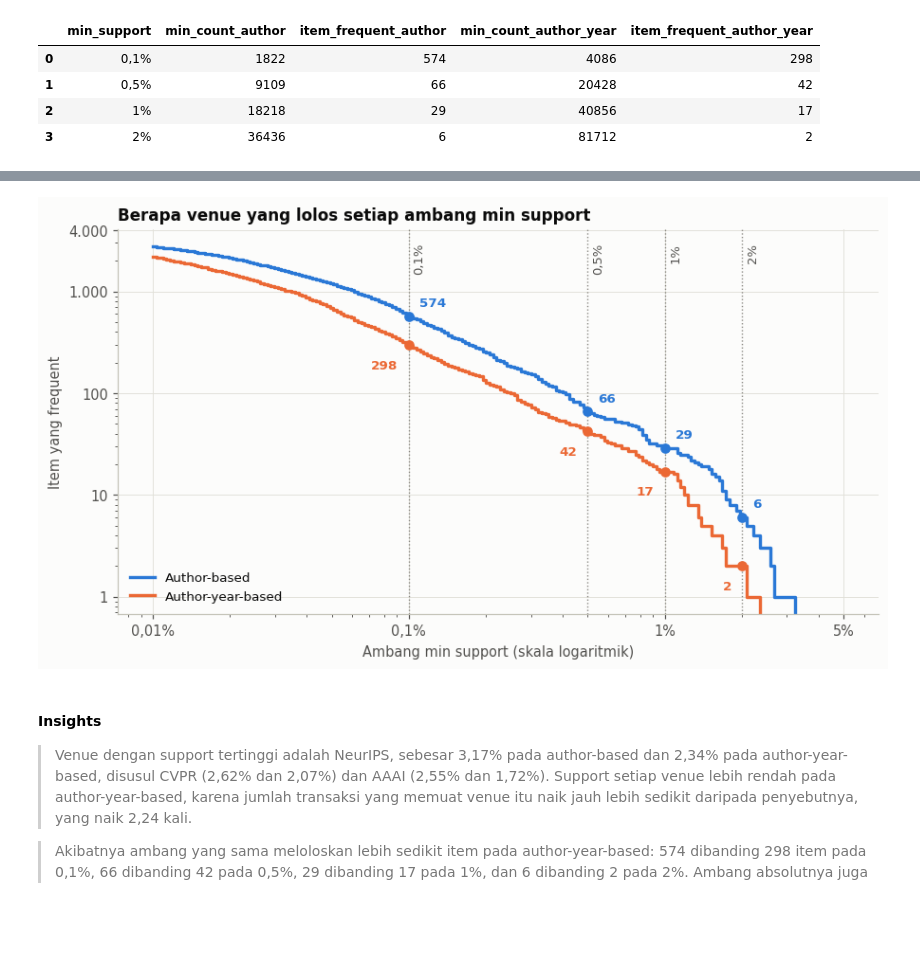
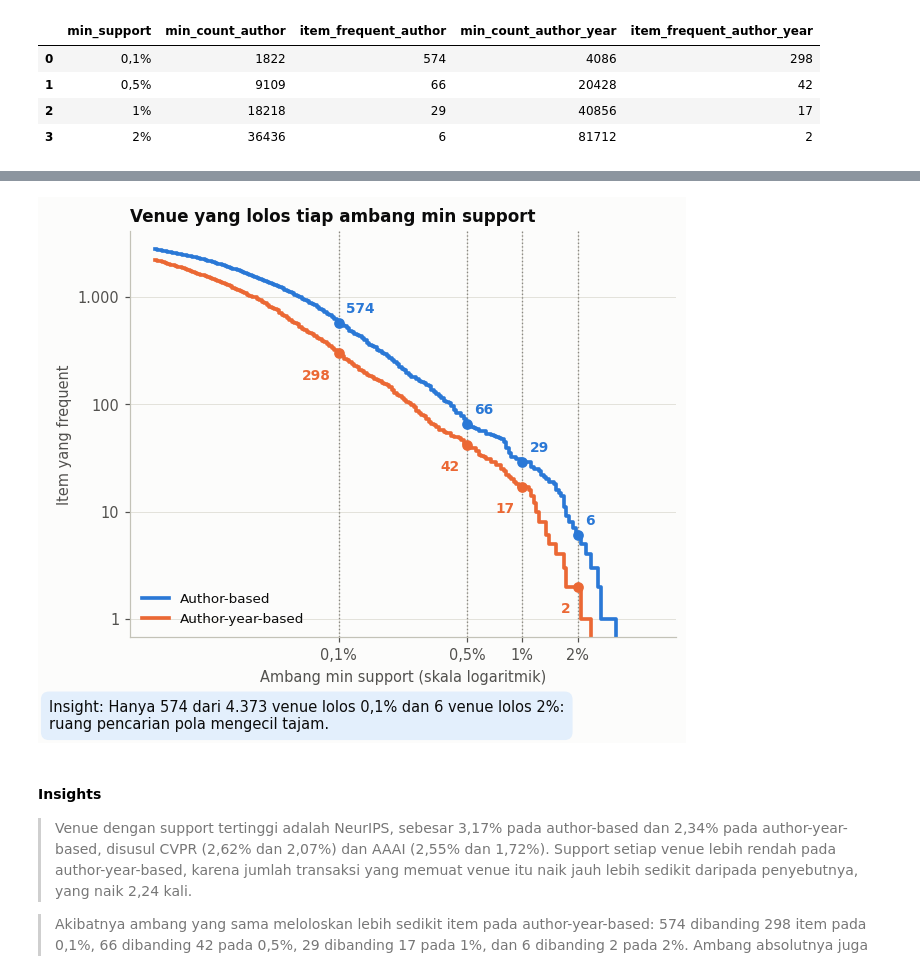
Before and after one commit to mahesa005/conference-pattern-mining-dblp, a Jupyter notebook: notebooks/02_transactions.ipynb, the cells around one changed output, grey strips where cells are left out. Cells and saved outputs as stored; diff of their text form; code cells hidden in the pictures; blank space fills up the shorter version.

```diff
--- a/notebooks/02_transactions.ipynb
+++ b/notebooks/02_transactions.ipynb
@@ -198,7 +198,13 @@ def pct_id(value, digits=1):
     return f"{value:.{digits}f}".replace(".", ",") + "%"
 
 
-def save_fig(fig, name):
+def save_fig(fig, name, insight=None):
+    if insight:
+        wrapped = textwrap.fill("Insight: " + insight, width=max(46, int(fig.get_figwidth() * 11.5)))
+        fig.canvas.draw()
+        bottom = fig.get_tightbbox(fig.canvas.get_renderer()).y0
+        fig.text(0.01, (bottom - 0.14) / fig.get_figheight(), wrapped, ha="left", va="top", fontsize=9.6, color=CFG.INK,
+                 bbox=dict(boxstyle="round,pad=0.55", fc="#e3effc", ec="none"))
     fig.savefig(CFG.FIG_DIR / name)
     plt.show()
 
@@ -746,31 +738,32 @@ save_fig(fig, "t3_support_item_top15.png")
 # %%
 grid = np.logspace(-4, np.log10(0.05), 200)
-fig, ax = plt.subplots(figsize=(9.4, 4.8))
+fig, ax = plt.subplots(figsize=(6.4, 4.8))
 for support, name, color in ((support_a, "Author-based", CFG.BLUE), (support_ay, "Author-year-based", CFG.ORANGE)):
-    ax.step(grid, [(support >= g).sum() for g in grid], where="post", color=color, lw=2.2, label=name)
+    ax.step(grid, [(support >= g).sum() for g in grid], where="post", color=color, lw=2.4, label=name)
 for s in CFG.MIN_SUPPORTS:
     ax.axvline(s, color=CFG.MUTED, lw=0.9, ls=":", zorder=1)
-    ax.text(s * 1.04, 3000, pct_id(s * 100, 1 if s < 0.01 else 0), fontsize=8.6, color=CFG.INK_2, rotation=90, va="top")
     for support, color, side in ((support_a, CFG.BLUE, "up"), (support_ay, CFG.ORANGE, "down")):
         count = int((support >= s).sum())
         ax.scatter(s, count, s=36, color=color, zorder=4)
         if side == "up":
-            ax.text(s * 1.1, count * 1.25, fmt_id(count), fontsize=8.8, color=color, fontweight="bold")
+            ax.text(s * 1.1, count * 1.25, fmt_id(count), fontsize=9, color=color, fontweight="bold")
         else:
-            ax.text(s / 1.1, count * 0.72, fmt_id(count), fontsize=8.8, color=color, fontweight="bold", ha="right", va="top")
+            ax.text(s / 1.1, count * 0.72, fmt_id(count), fontsize=9, color=color, fontweight="bold", ha="right", va="top")
 ax.set_xscale("log")
 ax.set_yscale("log")
-ax.set_xticks([0.0001, 0.001, 0.01, 0.05])
-ax.set_xticklabels(["0,01%", "0,1%", "1%", "5%"])
-ax.set_yticks([1, 10, 100, 1000, 4000])
-ax.set_yticklabels(["1", "10", "100", "1.000", "4.000"])
+ax.set_xticks(CFG.MIN_SUPPORTS)
+ax.set_xticklabels([pct_id(s * 100, 1 if s < 0.01 else 0) for s in CFG.MIN_SUPPORTS])
+ax.minorticks_off()
+ax.set_yticks([1, 10, 100, 1000])
+ax.set_yticklabels(["1", "10", "100", "1.000"])
 ax.set_xlabel("Ambang min support (skala logaritmik)")
 ax.set_ylabel("Item yang frequent")
-ax.set_title("Berapa venue yang lolos setiap ambang min support")
+ax.set_title("Venue yang lolos tiap ambang min support")
 ax.legend(loc="lower left", fontsize=8.8)
-save_fig(fig, "t3_item_frequent_per_min_support.png")
+save_fig(fig, "t3_item_frequent_per_min_support.png",
+         insight=f"Hanya {fmt_id(int((support_a >= CFG.MIN_SUPPORTS[0]).sum()))} dari {fmt_id(len(support_a))} venue lolos 0,1% dan 6 venue lolos 2%: ruang pencarian pola mengecil tajam.")
 # %% [output]
-[figure, old version]
+[figure, new version]
 # %% [markdown]
 #### Insights
 
```
Also changed, not shown: parts of 7 cells of this notebook, 1 other file.
